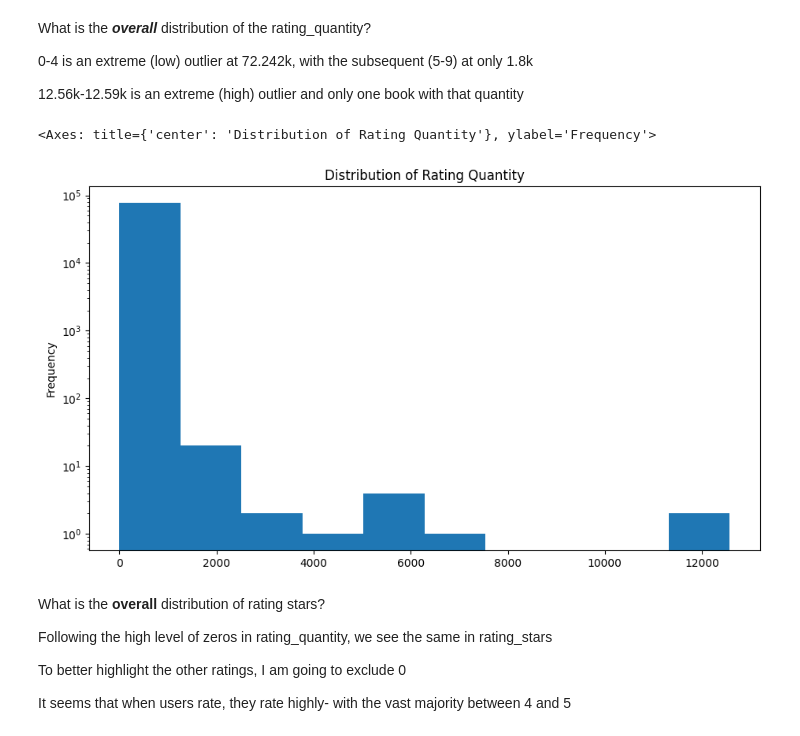
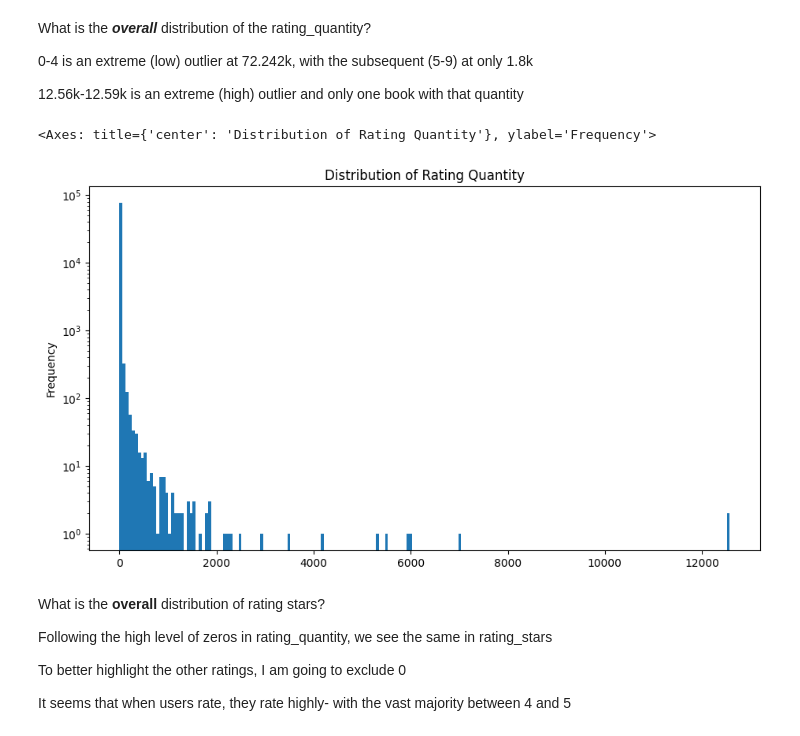
Before and after one commit to ccdatapdx/Data-Analysis, a Jupyter notebook: audible-data-cleaning-analysis.ipynb, the cells around one changed output. Saved outputs shown, nothing was run; the diff lists cells and outputs as text; code cells hidden in the pictures.

```diff
--- a/audible-data-cleaning-analysis.ipynb
+++ b/audible-data-cleaning-analysis.ipynb
@@ -248,7 +248,7 @@ ratings_df = ratings_split(df['stars'])
 
 df = pd.concat([df,ratings_df],axis=1)
 
-#df = df.drop(columns='stars')
+df = df.drop(columns='stars')
 
 df
 # %% [output]
@@ -468,12 +436,13 @@ What is the ***overall*** distribution of the rating_quantity?
 # %%
 df['rating_quantity'].plot(kind='hist',
         title='Distribution of Rating Quantity',
         figsize=(11,6),
-        logy=True
+        logy=True,
+        bins=200
         )
 # %% [output]
 <Axes: title={'center': 'Distribution of Rating Quantity'}, ylabel='Frequency'>
-[figure, old version]
+[figure, new version]
 # %% [markdown]
 What is the **overall** distribution of rating stars?
 
```
Also changed, not shown: parts of 10 cells of this notebook.
